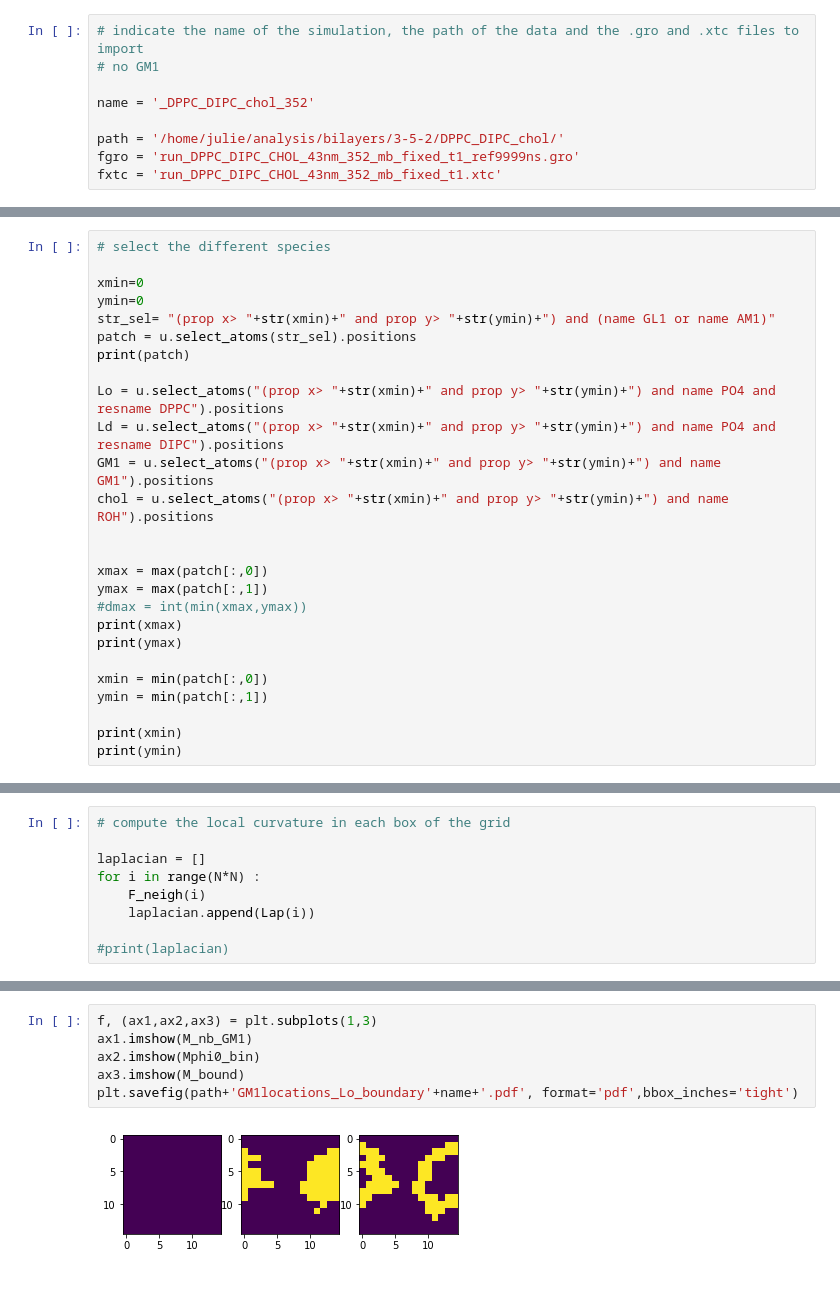
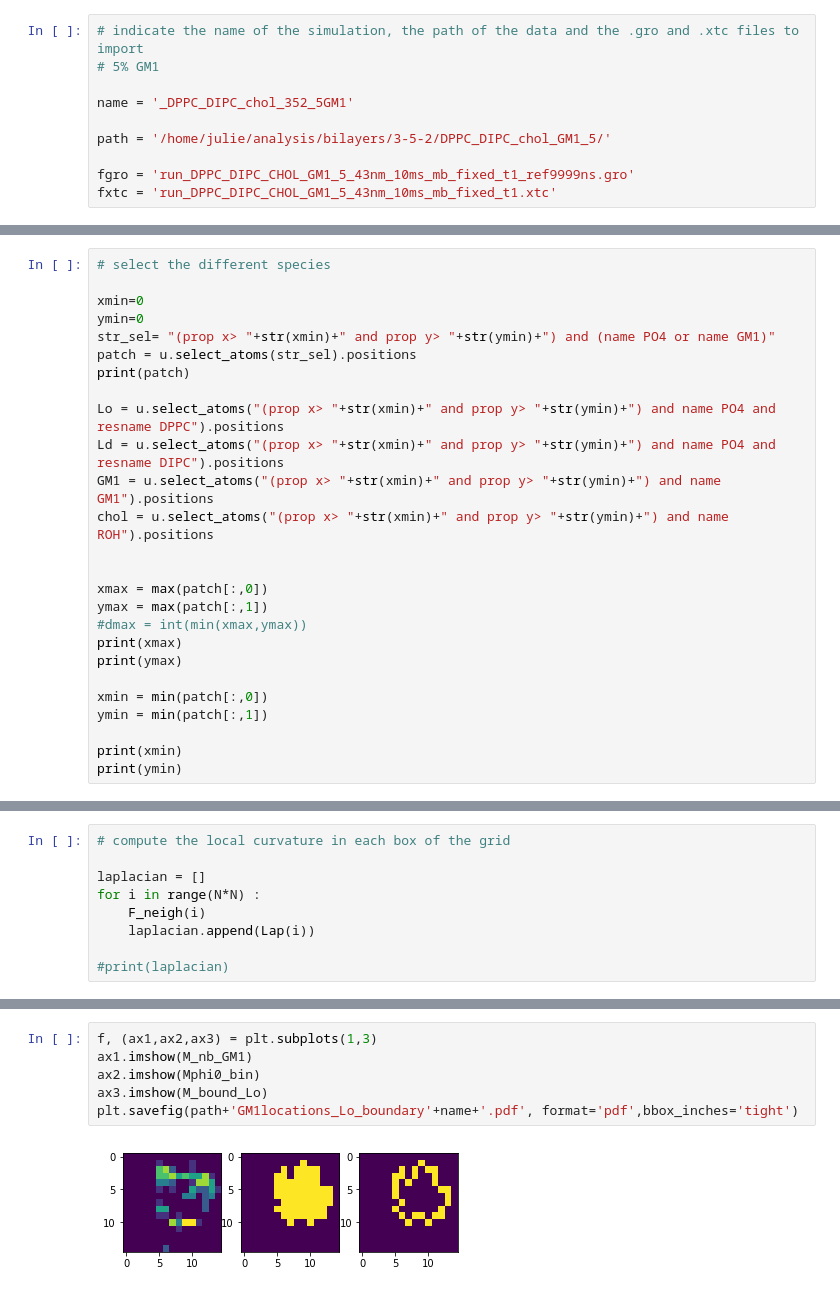
Before and after one commit to JulieCornet/scripts_analysis, a Jupyter notebook: bilayer_thickness&curvature_correl_GM1.ipynb, the cells around one changed output, grey strips where cells are left out. Cells and saved outputs as stored; diff of their text form.

Commit message:
addition of the correlation of GM1 with Lo phase, Lo boundary and the local curvature, and computations of all the observables through time

```diff
--- a/bilayer_thickness&curvature_correl_GM1.ipynb
+++ b/bilayer_thickness&curvature_correl_GM1.ipynb
@@ -19,9 +28,10 @@ warnings.filterwarnings('ignore')
 # %%
 # indicate the name of the simulation, the path of the data and the .gro and .xtc files to import
-# no GM1
+# 5% GM1
 
-name = '_DPPC_DIPC_chol_352'
+name = '_DPPC_DIPC_chol_352_5GM1'
 
-path = '/home/julie/analysis/bilayers/3-5-2/DPPC_DIPC_chol/'
-fgro = 'run_DPPC_DIPC_CHOL_43nm_352_mb_fixed_t1_ref9999ns.gro'
-fxtc = 'run_DPPC_DIPC_CHOL_43nm_352_mb_fixed_t1.xtc'
+path = '/home/julie/analysis/bilayers/3-5-2/DPPC_DIPC_chol_GM1_5/'
+
+fgro = 'run_DPPC_DIPC_CHOL_GM1_5_43nm_10ms_mb_fixed_t1_ref9999ns.gro'
+fxtc = 'run_DPPC_DIPC_CHOL_GM1_5_43nm_10ms_mb_fixed_t1.xtc'
@@ -74,7 +74,7 @@ A Jupyter Widget
 
 xmin=0
 ymin=0
-str_sel= "(prop x> "+str(xmin)+" and prop y> "+str(ymin)+") and (name GL1 or name AM1)"
+str_sel= "(prop x> "+str(xmin)+" and prop y> "+str(ymin)+") and (name PO4 or name GM1)"
 patch = u.select_atoms(str_sel).positions
 print(patch)
 
@@ -653,9 +582,9 @@ plt.imshow(M_bound)
 # %%
 f, (ax1,ax2,ax3) = plt.subplots(1,3)
 ax1.imshow(M_nb_GM1)
 ax2.imshow(Mphi0_bin)
-ax3.imshow(M_bound)
+ax3.imshow(M_bound_Lo)
 plt.savefig(path+'GM1locations_Lo_boundary'+name+'.pdf', format='pdf',bbox_inches='tight')
 # %% [output]
-[figure, old version]
+[figure, new version]
 # %%
```
Also changed, not shown: parts of 41 cells of this notebook, 1 other file.
